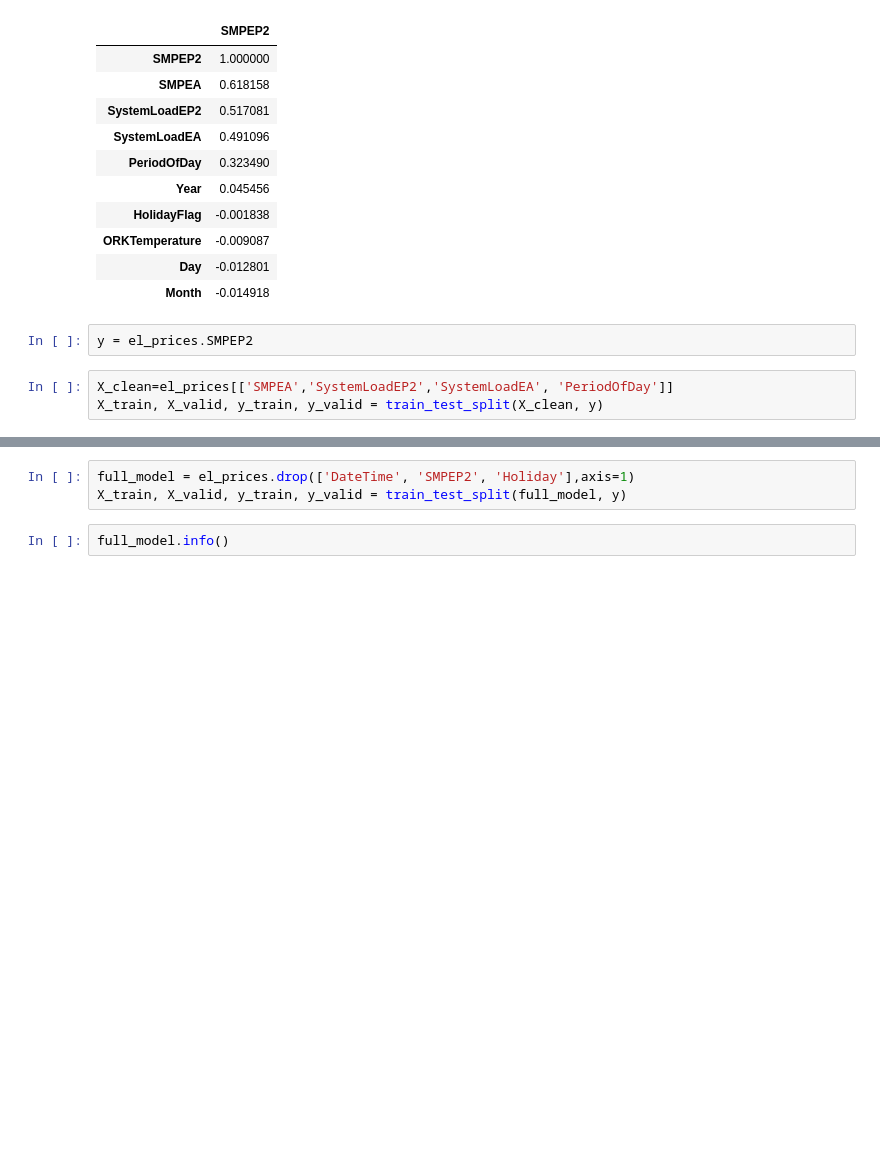
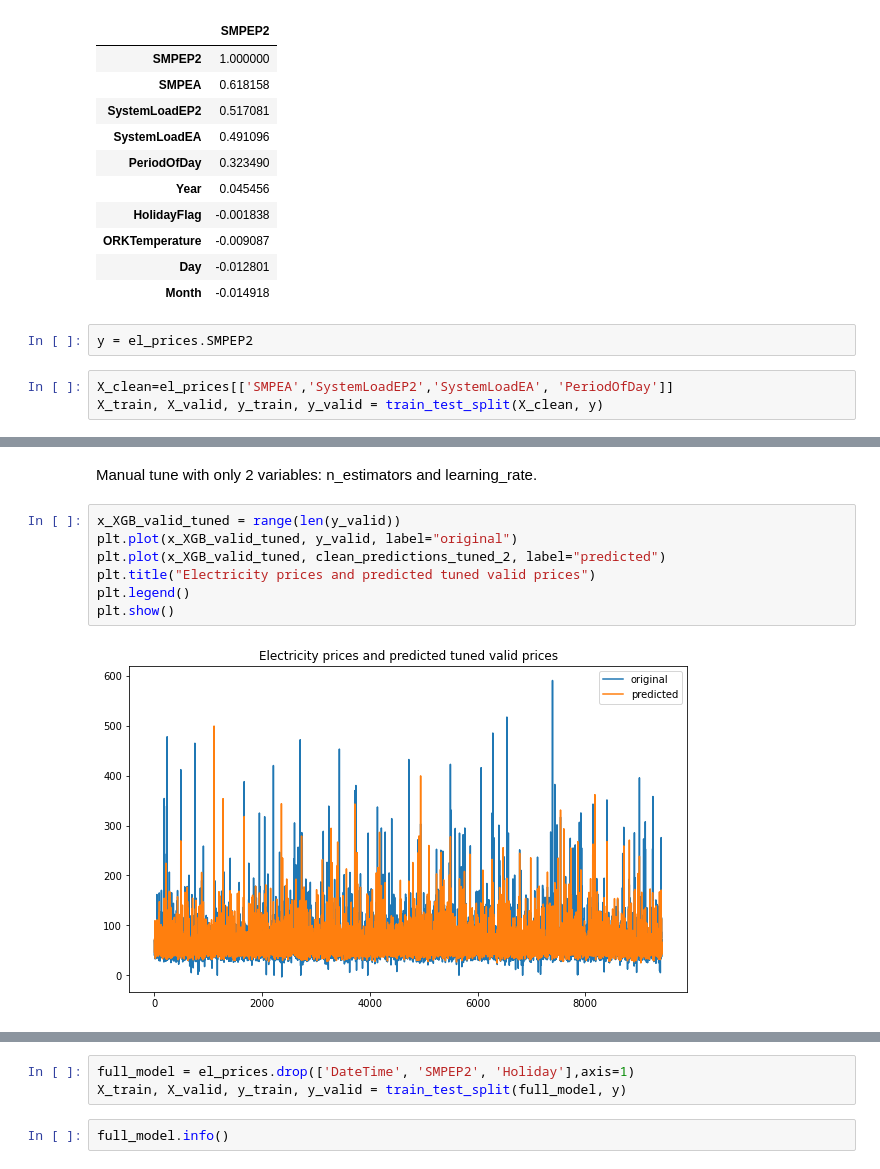
Before and after one commit to VladislavasR/PP4, a Jupyter notebook: PP4.ipynb, the cells around one changed output, grey strips where cells are left out. Drawn from its saved outputs; the diff is of its cells as text; blank space fills up the shorter version.

```diff
--- a/PP4.ipynb
+++ b/PP4.ipynb
@@ -177,0 +216,11 @@ prediction accuracy: 0.8001154756688996
+# %% [markdown]
+Manual tune with only 2 variables: n_estimators and learning_rate.
+# %%
+x_XGB_valid_tuned = range(len(y_valid))
+plt.plot(x_XGB_valid_tuned, y_valid, label="original")
+plt.plot(x_XGB_valid_tuned, clean_predictions_tuned_2, label="predicted")
+plt.title("Electricity prices and predicted tuned valid prices")
+plt.legend()
+plt.show()
+# %% [output]
+[figure, added]
```
Also changed, not shown: parts of 25 cells of this notebook.
